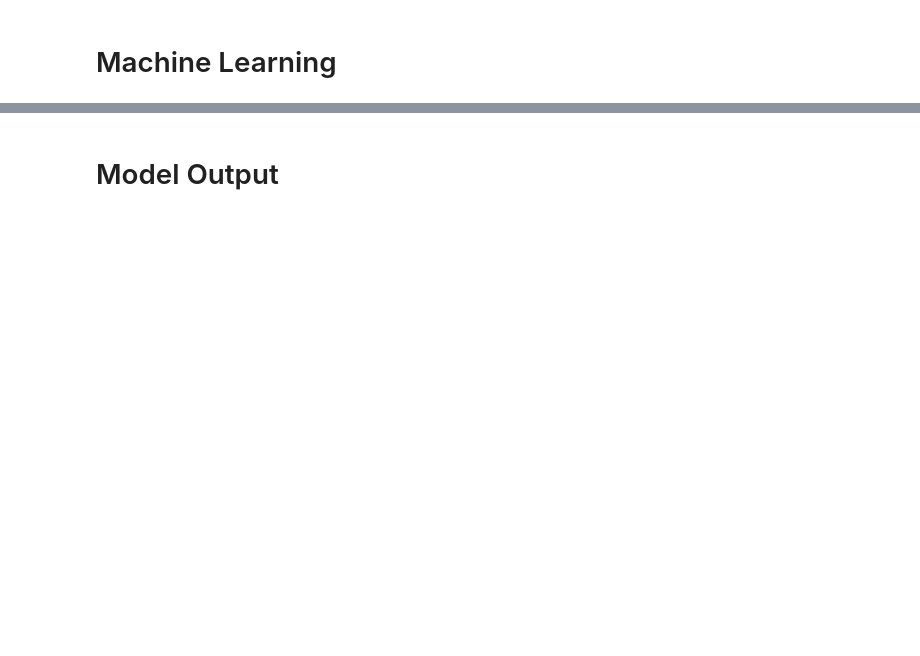
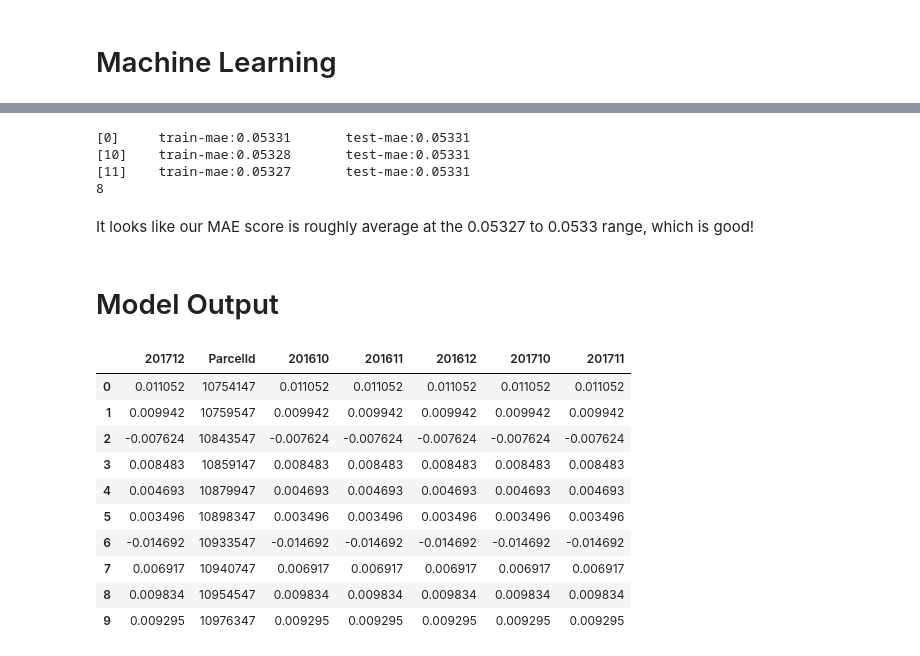
Before and after one commit to efazHossain/DATA-4380, a Jupyter notebook: Projects/TabularData/Zillow_Zestimate.ipynb, the cells around one changed output, grey strips where cells are left out. Cells and saved outputs as stored; diff of their text form; code cells hidden in the pictures; blank space fills up the shorter version.

Commit message:
Finished Tabular Project and Saved output result

```diff
--- a/Projects/TabularData/Zillow_Zestimate.ipynb
+++ b/Projects/TabularData/Zillow_Zestimate.ipynb
@@ -215,0 +203,29 @@ print('Mean Absolute Error for RandomForest Regression: ',mean_absolute_error)
+# %%
+w.filterwarnings('ignore')
+# cross-validation
+cv_result = xgb.cv(xgb_params,
+                   dtrain,
+                   nfold=5,
+                   num_boost_round=500,
+                   early_stopping_rounds=5,
+                   verbose_eval=10,
+                   show_stdv=False
+                  )
+num_boost_rounds = len(cv_result)
+print(num_boost_rounds)
+
+# train model
+model = xgb.train(dict(xgb_params, silent=1), dtrain, num_boost_round=num_boost_rounds)
+pred = model.predict(dtest)
+y_pred=[]
+
+for i,predict in enumerate(pred):
+    y_pred.append(str(round(predict,10)))
+y_pred=np.array(y_pred)
+# %% [output]
+[0]     train-mae:0.05331       test-mae:0.05331
+[10]    train-mae:0.05328       test-mae:0.05331
+[11]    train-mae:0.05327       test-mae:0.05331
+8
+# %% [markdown]
+It looks like our MAE score is roughly average at the 0.05327 to 0.0533 range, which is good!
@@ -216,4 +244,17 @@ print('Mean Absolute Error for RandomForest Regression: ',mean_absolute_error)
 # %% [markdown]
 # Model Output
 # %%
-# Choosing the best model
+output_read = pd.read_csv('sub.csv')
+output_read.head(10)
+# %% [output]
+|  | 201712 | ParcelId | 201610 | 201611 | 201612 | 201710 | 201711 |
+| 0 | 0.011052 | 10754147 | 0.011052 | 0.011052 | 0.011052 | 0.011052 | 0.011052 |
+| 1 | 0.009942 | 10759547 | 0.009942 | 0.009942 | 0.009942 | 0.009942 | 0.009942 |
+| 2 | -0.007624 | 10843547 | -0.007624 | -0.007624 | -0.007624 | -0.007624 | -0.007624 |
+| 3 | 0.008483 | 10859147 | 0.008483 | 0.008483 | 0.008483 | 0.008483 | 0.008483 |
+| 4 | 0.004693 | 10879947 | 0.004693 | 0.004693 | 0.004693 | 0.004693 | 0.004693 |
+| 5 | 0.003496 | 10898347 | 0.003496 | 0.003496 | 0.003496 | 0.003496 | 0.003496 |
+| 6 | -0.014692 | 10933547 | -0.014692 | -0.014692 | -0.014692 | -0.014692 | -0.014692 |
+| 7 | 0.006917 | 10940747 | 0.006917 | 0.006917 | 0.006917 | 0.006917 | 0.006917 |
+| 8 | 0.009834 | 10954547 | 0.009834 | 0.009834 | 0.009834 | 0.009834 | 0.009834 |
+| 9 | 0.009295 | 10976347 | 0.009295 | 0.009295 | 0.009295 | 0.009295 | 0.009295 |
```
Also changed, not shown: parts of 22 cells of this notebook, 3 other files.
